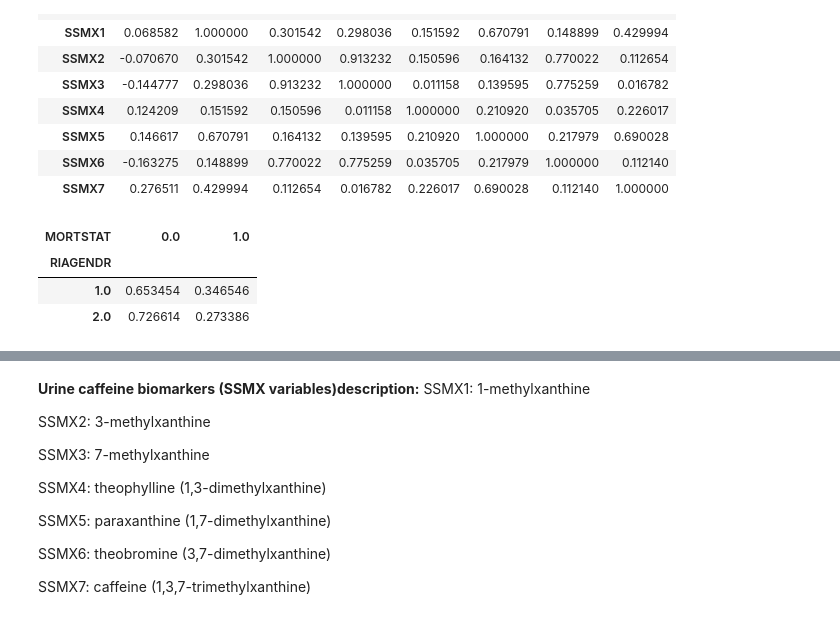
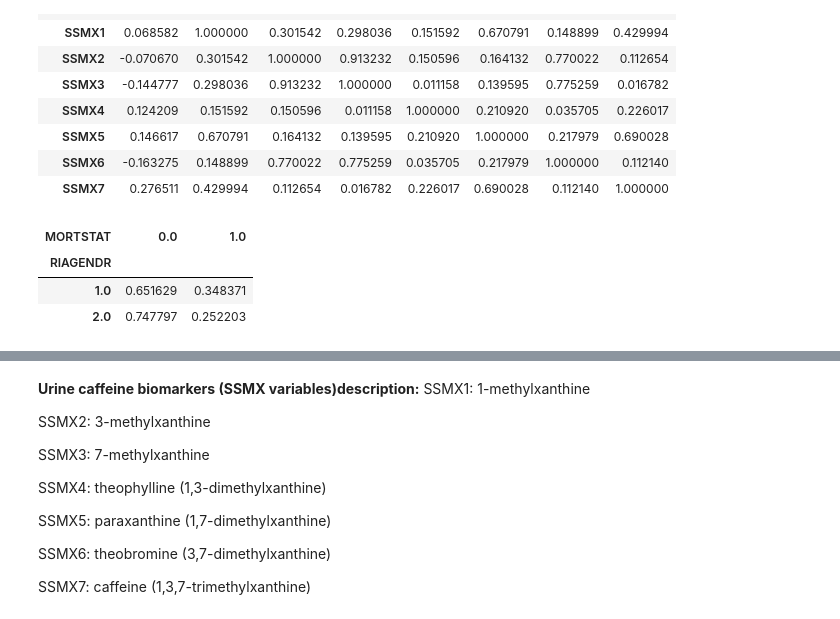
Before and after one commit to yxqin06/DS3021_Project_1, a Jupyter notebook: Project_1_Final.ipynb, the cells around one changed output, grey strips where cells are left out. Drawn from its saved outputs; the diff is of its cells as text; code cells hidden in the pictures.

```diff
--- a/Project_1_Final.ipynb
+++ b/Project_1_Final.ipynb
@@ -166,9 +166,9 @@ corr_mat
 | SSMX6 | -0.163275 | 0.148899 | 0.770022 | 0.775259 | 0.035705 | 0.217979 | 1.000000 | 0.112140 |
 | SSMX7 | 0.276511 | 0.429994 | 0.112654 | 0.016782 | 0.226017 | 0.690028 | 0.112140 | 1.000000 |
 # %%
-pd.crosstab(df["RIAGENDR"], df["MORTSTAT"], normalize="index")
+pd.crosstab(new_df["RIAGENDR"], new_df["MORTSTAT"], normalize="index")
 # %% [output]
 | MORTSTAT | 0.0 | 1.0 |
 | RIAGENDR |  |  |
-| 1.0 | 0.653454 | 0.346546 |
-| 2.0 | 0.726614 | 0.273386 |
+| 1.0 | 0.651629 | 0.348371 |
+| 2.0 | 0.747797 | 0.252203 |
```
Also changed, not shown: parts of 2 cells of this notebook.
